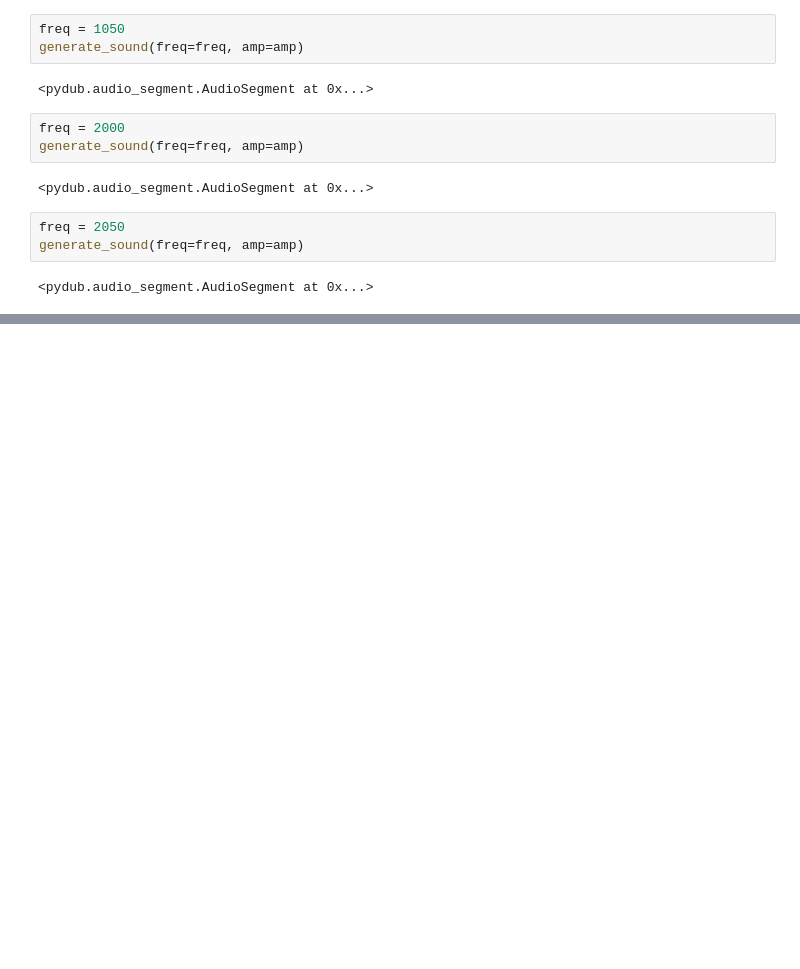
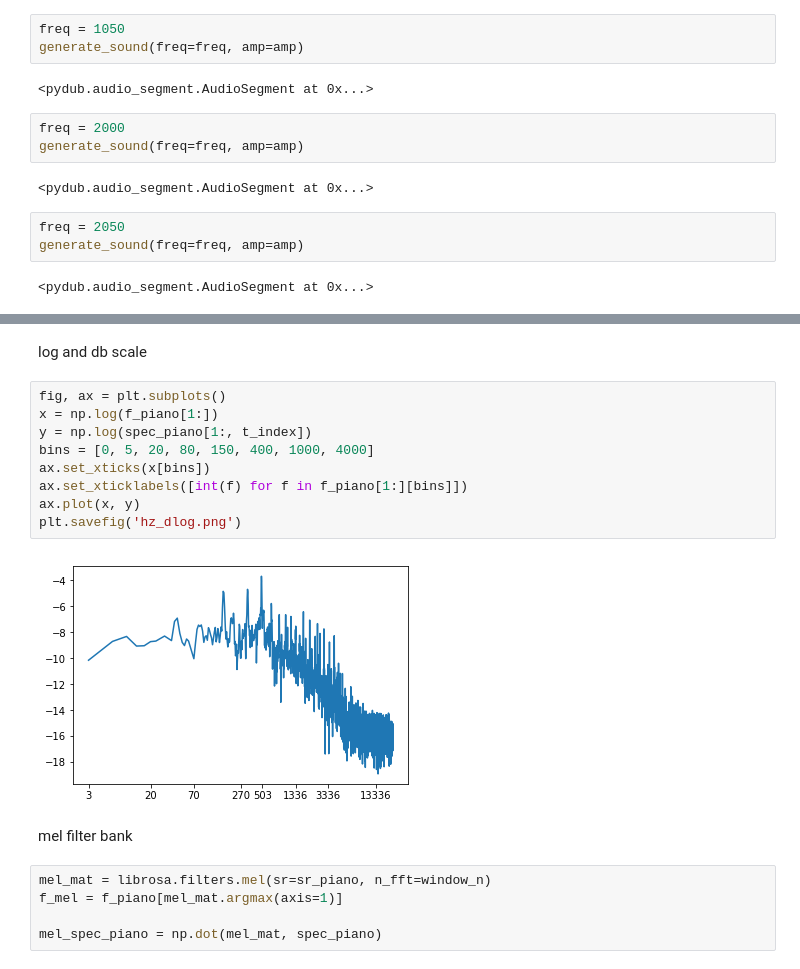
Before and after one commit to lightondust/topics_by_jupyter_notebook, a Jupyter notebook: audio_mel_scale.ipynb, the cells around one changed output, grey strips where cells are left out. Drawn from its saved outputs; the diff is of its cells as text; blank space fills up the shorter version.

Commit message:
mel scale, music note

```diff
--- a/loudness.ipynb
+++ b/audio_mel_scale.ipynb
@@ -125,0 +122,20 @@ interactive(children=(IntSlider(value=1500, description='freq', max=3000, min=10
+# %% [markdown]
+log and db scale
+# %%
+fig, ax = plt.subplots()
+x = np.log(f_piano[1:])
+y = np.log(spec_piano[1:, t_index])
+bins = [0, 5, 20, 80, 150, 400, 1000, 4000]
+ax.set_xticks(x[bins])
+ax.set_xticklabels([int(f) for f in f_piano[1:][bins]])
+ax.plot(x, y)
+plt.savefig('hz_dlog.png')
+# %% [output]
+[figure, added]
+# %% [markdown]
+mel filter bank
+# %%
+mel_mat = librosa.filters.mel(sr=sr_piano, n_fft=window_n)
+f_mel = f_piano[mel_mat.argmax(axis=1)]
+
+mel_spec_piano = np.dot(mel_mat, spec_piano)
```
Also changed, not shown: parts of 31 cells of this notebook, 4 other files.
